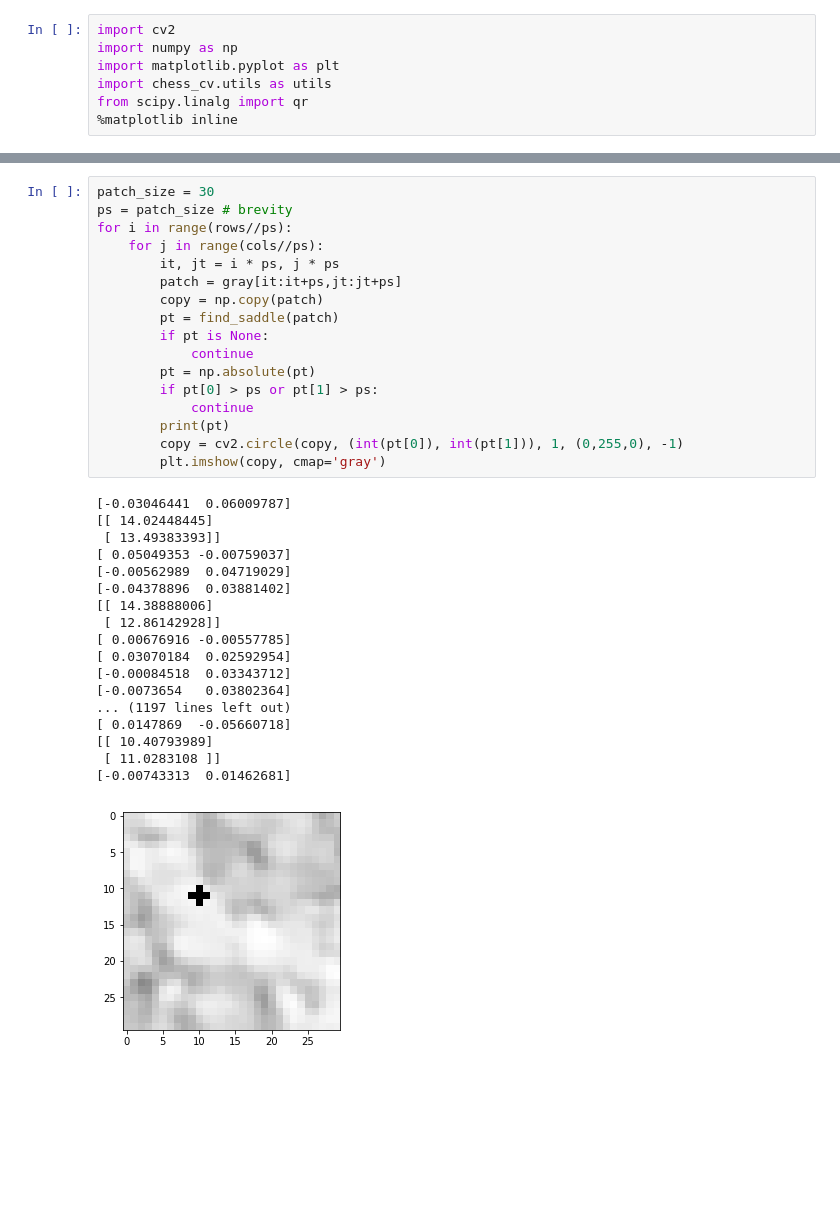
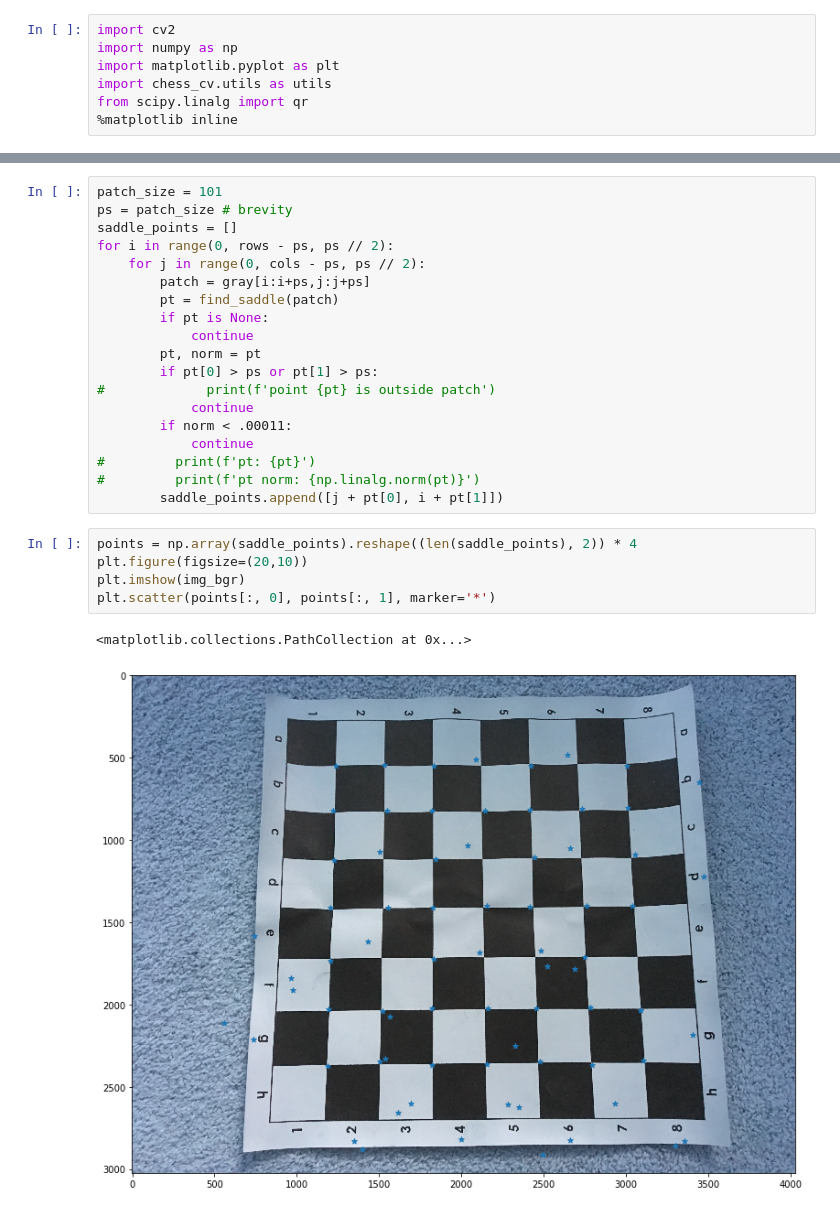
Before and after one commit to tylermzeller/cv-playground, a Jupyter notebook: saddle_points.ipynb, the cells around one changed output, grey strips where cells are left out. Saved outputs shown, nothing was run; the diff lists cells and outputs as text; blank space fills up the shorter version.

```diff
--- a/saddle_points.ipynb
+++ b/saddle_points.ipynb
@@ -65,36 +96,27 @@ def find_saddle(img):
 # %%
-patch_size = 30
+patch_size = 101
 ps = patch_size # brevity
-for i in range(rows//ps):
-    for j in range(cols//ps):
-        it, jt = i * ps, j * ps
-        patch = gray[it:it+ps,jt:jt+ps]
-        copy = np.copy(patch)
+saddle_points = []
+for i in range(0, rows - ps, ps // 2):
+    for j in range(0, cols - ps, ps // 2):
+        patch = gray[i:i+ps,j:j+ps]
         pt = find_saddle(patch)
         if pt is None:
             continue
-        pt = np.absolute(pt)
+        pt, norm = pt
         if pt[0] > ps or pt[1] > ps:
+#             print(f'point {pt} is outside patch')
             continue
-        print(pt)
-        copy = cv2.circle(copy, (int(pt[0]), int(pt[1])), 1, (0,255,0), -1)
-        plt.imshow(copy, cmap='gray')
+        if norm < .00011:
+            continue
+#         print(f'pt: {pt}')
+#         print(f'pt norm: {np.linalg.norm(pt)}')
+        saddle_points.append([j + pt[0], i + pt[1]])
-# %% [output]
-[-0.03046441  0.06009787]
-[[ 14.02448445]
- [ 13.49383393]]
-[ 0.05049353 -0.00759037]
-[-0.00562989  0.04719029]
-[-0.04378896  0.03881402]
-[[ 14.38888006]
- [ 12.86142928]]
-[ 0.00676916 -0.00557785]
-[ 0.03070184  0.02592954]
-[-0.00084518  0.03343712]
-[-0.0073654   0.03802364]
-... (1197 lines left out)
-[ 0.0147869  -0.05660718]
-[[ 10.40793989]
- [ 11.0283108 ]]
-[-0.00743313  0.01462681]
-[figure, removed]
+# %%
+points = np.array(saddle_points).reshape((len(saddle_points), 2)) * 4
+plt.figure(figsize=(20,10))
+plt.imshow(img_bgr)
+plt.scatter(points[:, 0], points[:, 1], marker='*')
+# %% [output]
+<matplotlib.collections.PathCollection at 0x...>
+[figure, added]
```
Also changed, not shown: parts of 3 cells of this notebook, 10 other files.
